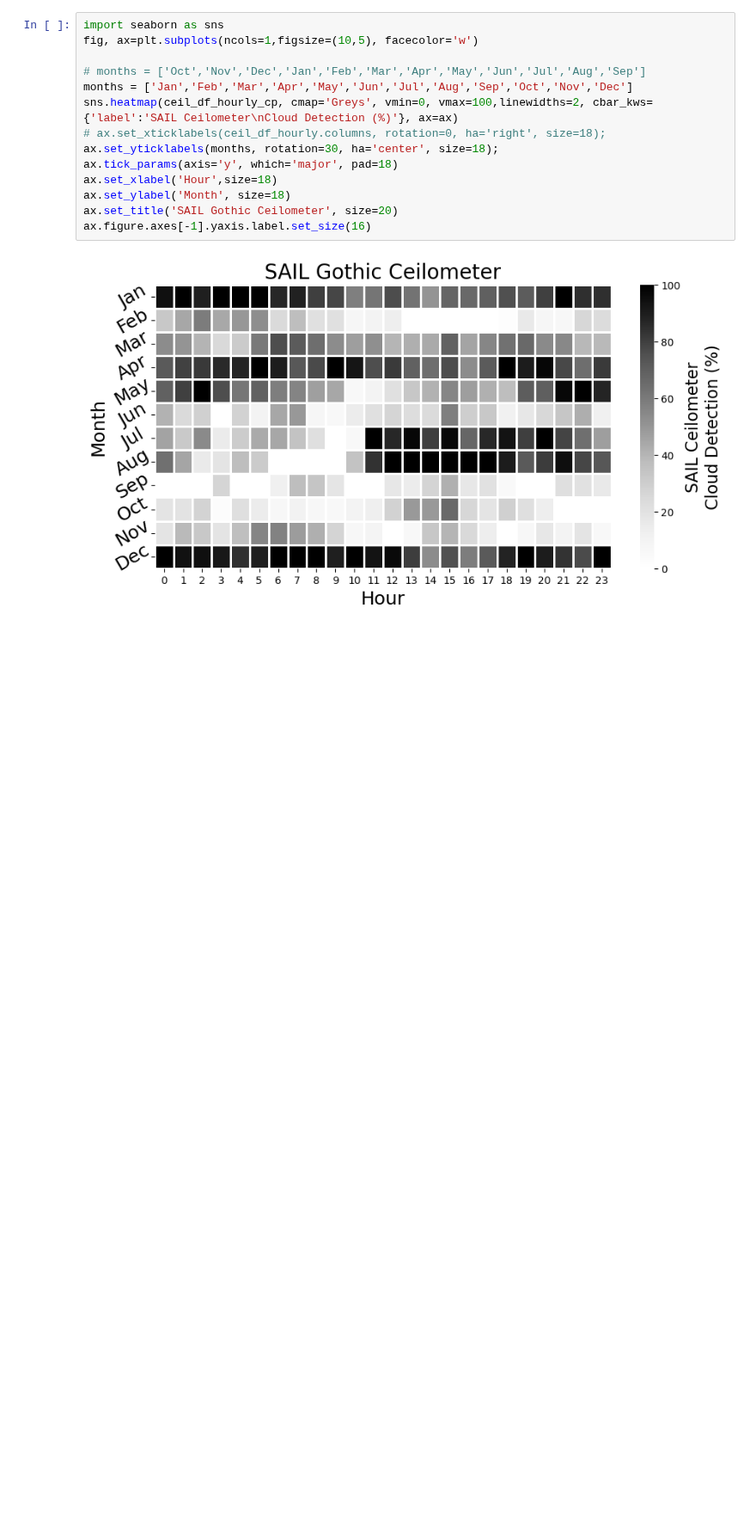
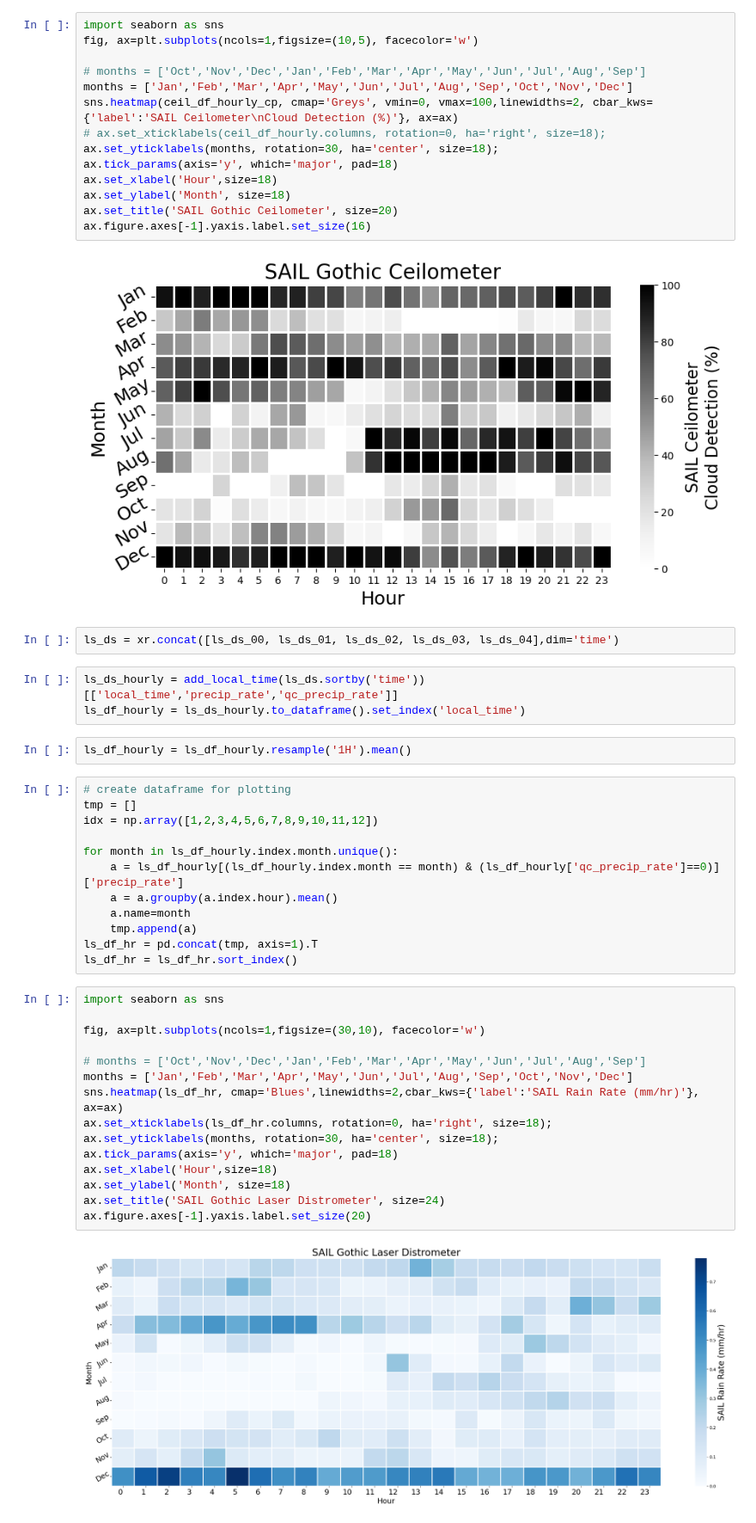
Before and after one commit to dlhogan97/Spring-Precipitation-Effect-CO-River, a Jupyter notebook: notebooks/SAIL_notebooks/SAIL_sebs_wind_hovmoller.ipynb, the cells around one changed output. Shown at 86% size. Saved outputs shown, nothing was run; the diff lists cells and outputs as text; blank space fills up the shorter version.

```diff
--- a/notebooks/SAIL_notebooks/SAIL_sebs_wind_hovmoller.ipynb
+++ b/notebooks/SAIL_notebooks/SAIL_sebs_wind_hovmoller.ipynb
@@ -161,3 +166,39 @@ ax.set_title('SAIL Gothic Ceilometer', size=20)
 ax.figure.axes[-1].yaxis.label.set_size(16)
 # %% [output]
 [figure]
+# %%
+ls_ds = xr.concat([ls_ds_00, ls_ds_01, ls_ds_02, ls_ds_03, ls_ds_04],dim='time')
+# %%
+ls_ds_hourly = add_local_time(ls_ds.sortby('time'))[['local_time','precip_rate','qc_precip_rate']]
+ls_df_hourly = ls_ds_hourly.to_dataframe().set_index('local_time')
+# %%
+ls_df_hourly = ls_df_hourly.resample('1H').mean()
+# %%
+# create dataframe for plotting
+tmp = []
+idx = np.array([1,2,3,4,5,6,7,8,9,10,11,12])
+
+for month in ls_df_hourly.index.month.unique():
+    a = ls_df_hourly[(ls_df_hourly.index.month == month) & (ls_df_hourly['qc_precip_rate']==0)]['precip_rate']
+    a = a.groupby(a.index.hour).mean()
+    a.name=month
+    tmp.append(a)
+ls_df_hr = pd.concat(tmp, axis=1).T
+ls_df_hr = ls_df_hr.sort_index()
+# %%
+import seaborn as sns
+
+fig, ax=plt.subplots(ncols=1,figsize=(30,10), facecolor='w')
+
+# months = ['Oct','Nov','Dec','Jan','Feb','Mar','Apr','May','Jun','Jul','Aug','Sep']
+months = ['Jan','Feb','Mar','Apr','May','Jun','Jul','Aug','Sep','Oct','Nov','Dec']
+sns.heatmap(ls_df_hr, cmap='Blues',linewidths=2,cbar_kws={'label':'SAIL Rain Rate (mm/hr)'}, ax=ax)
+ax.set_xticklabels(ls_df_hr.columns, rotation=0, ha='right', size=18);
+ax.set_yticklabels(months, rotation=30, ha='center', size=18);
+ax.tick_params(axis='y', which='major', pad=18)
+ax.set_xlabel('Hour',size=18)
+ax.set_ylabel('Month', size=18)
+ax.set_title('SAIL Gothic Laser Distrometer', size=24)
+ax.figure.axes[-1].yaxis.label.set_size(20)
+# %% [output]
+[figure, added]
```
Also changed, not shown: parts of 2 cells of this notebook.
